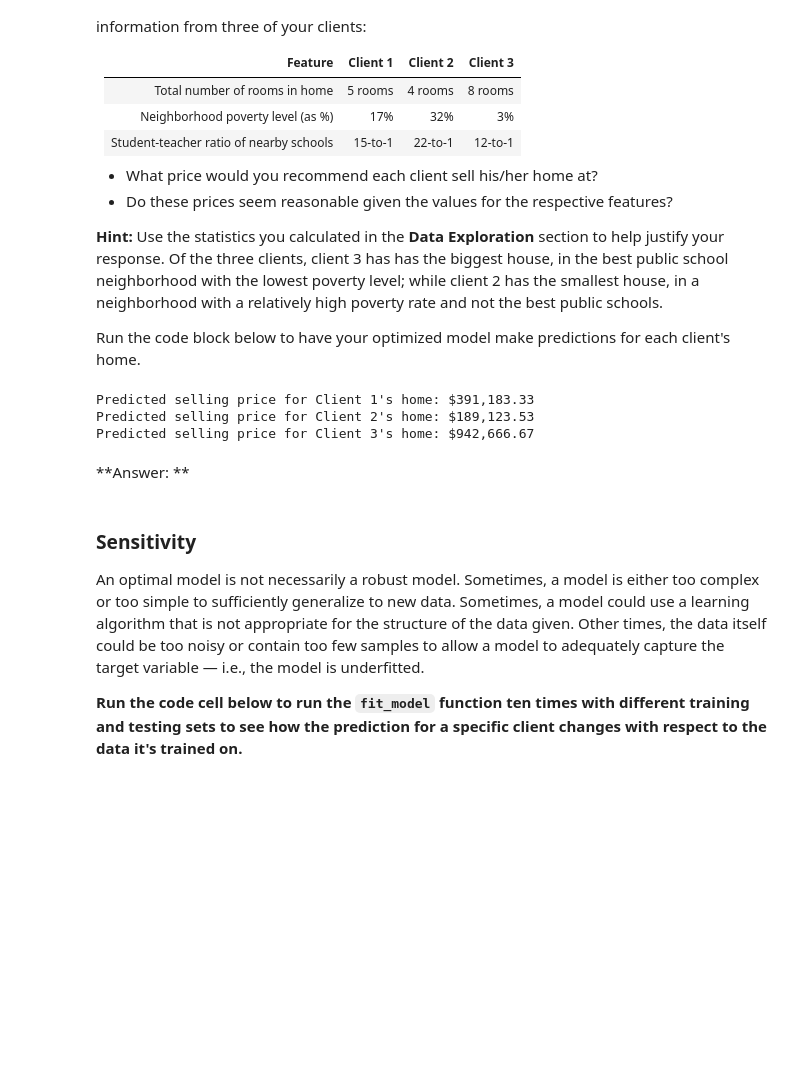
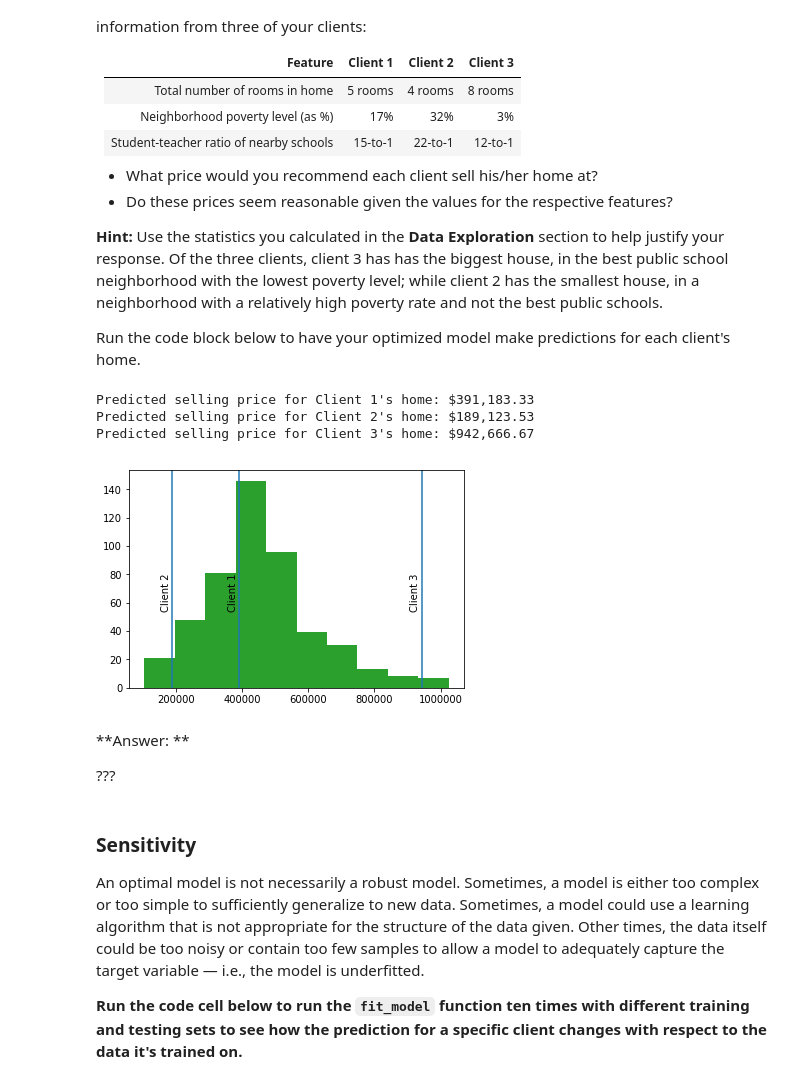
Before and after one commit to rubentrancoso/udacity-mlaif-bostonhousing, a Jupyter notebook: boston_housing.ipynb, the cells around one changed output. Saved outputs shown, nothing was run; the diff lists cells and outputs as text; code cells hidden in the pictures; blank space fills up the shorter version.

```diff
--- a/boston_housing.ipynb
+++ b/boston_housing.ipynb
@@ -497,20 +507,31 @@ Imagine that you were a real estate agent in the Boston area looking to use this
 
 Run the code block below to have your optimized model make predictions for each client's home.
 # %%
+import matplotlib.pyplot as plt
+
 # Produce a matrix for client data
 client_data = [[5, 17, 15], # Client 1
                [4, 32, 22], # Client 2
                [8, 3, 12]]  # Client 3
 
 # Show predictions
 for i, price in enumerate(reg.predict(client_data)):
     print("Predicted selling price for Client {}'s home: ${:,.2f}".format(i+1, price))
+
+# Show predictions
+for i, price in enumerate(reg.predict(client_data)):
+    plt.hist(prices)
+    plt.axvline(price)
+    plt.text(price-35000, 75, 'Client '+str(i+1), rotation=90)
 # %% [output]
 Predicted selling price for Client 1's home: $391,183.33
 Predicted selling price for Client 2's home: $189,123.53
 Predicted selling price for Client 3's home: $942,666.67
+[figure, added]
 # %% [markdown]
 **Answer: **
+
+???
 # %% [markdown]
 ### Sensitivity
 An optimal model is not necessarily a robust model. Sometimes, a model is either too complex or too simple to sufficiently generalize to new data. Sometimes, a model could use a learning algorithm that is not appropriate for the structure of the data given. Other times, the data itself could be too noisy or contain too few samples to allow a model to adequately capture the target variable — i.e., the model is underfitted.
```
Also changed, not shown: parts of 10 cells of this notebook.
